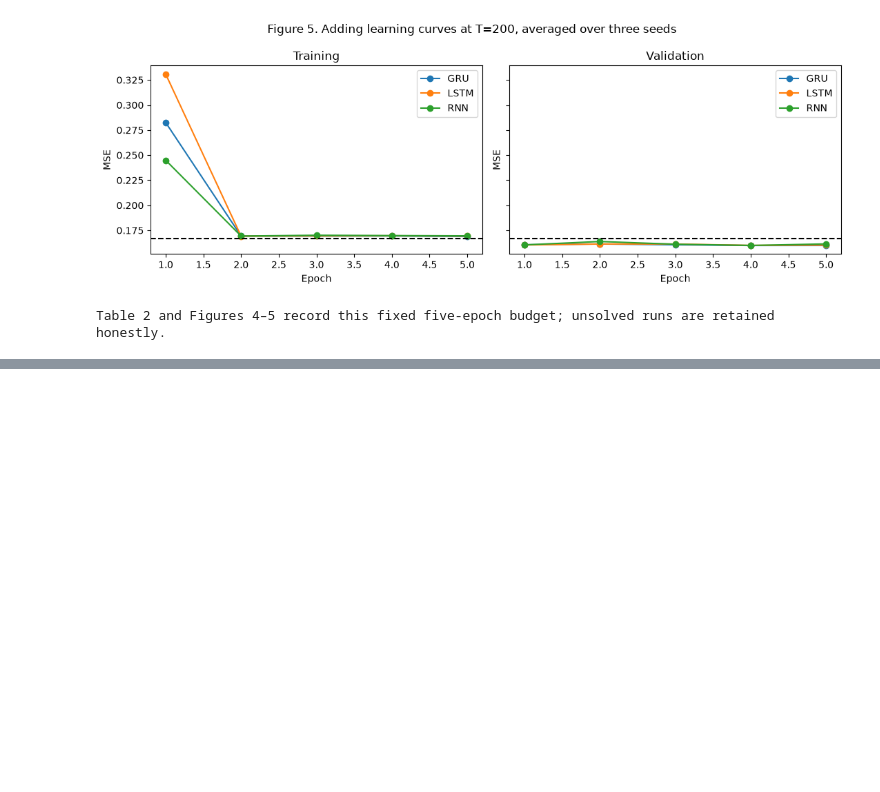
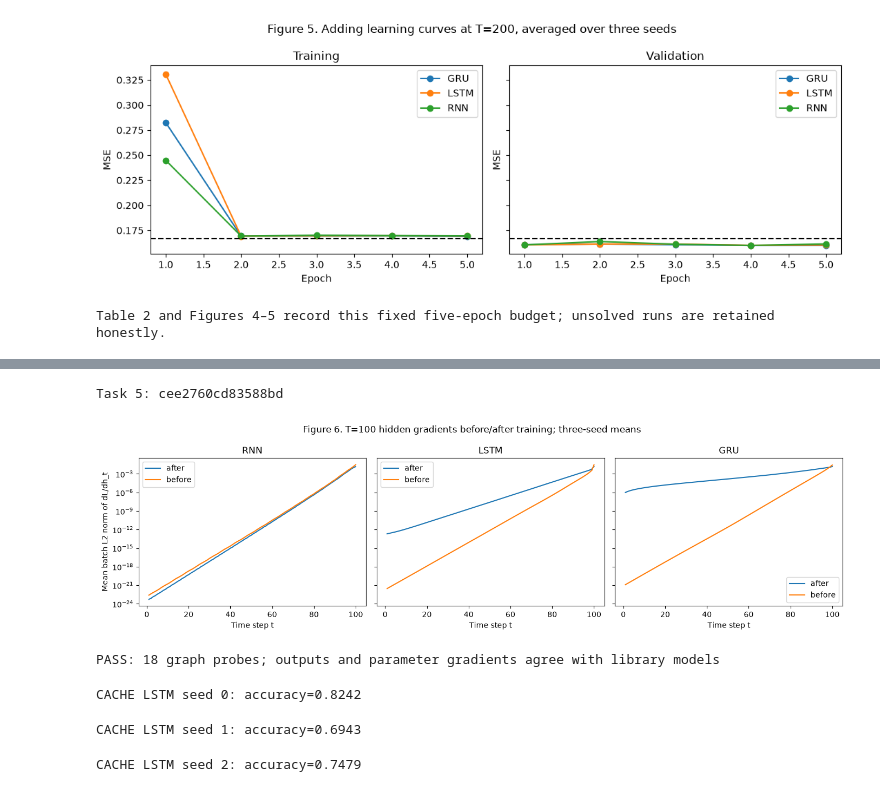
Before and after one commit to tusharviradiya/aiml-dnn-assignment-2, a Jupyter notebook: problem1/problem1.ipynb, the cells around one changed output, grey strips where cells are left out. Saved outputs shown, nothing was run; the diff lists cells and outputs as text; code cells hidden in the pictures; blank space fills up the shorter version.

Commit message:
feat(problem1): complete gradient analysis and recurrent ablations

```diff
--- a/problem1/problem1.ipynb
+++ b/problem1/problem1.ipynb
@@ -1226,0 +1247,16 @@ Table 2 and Figures 4–5 record this fixed five-epoch budget; unsolved runs are
+# %%
+HAR_BASE = json.loads((METRICS/'har_config.json').read_text())
+ADDING_BASE = json.loads((METRICS/'adding_config.json').read_text())
+TASK5_CONFIG = dict(seeds=list(SEEDS),widths=[16,32,64,128],probe_T=100,probe_n=32,probe_seed=3,
+                    har_base=HAR_BASE,adding_base=ADDING_BASE,forget_biases=[0,1])
+_task5_nb=nbformat.read(ROOT/'problem1/problem1.ipynb',as_version=4)
+_task5_start=next(i for i,c in enumerate(_task5_nb.cells) if c.source.startswith('# Problem 1 — Task 5:'))
+_deps=[c.source for c in _task5_nb.cells if c.source.startswith(('def run_har(', 'def run_adding(', 'class HARClassifier','class AddingRegressor'))]
+TASK5_ID=hashlib.sha256((json.dumps(TASK5_CONFIG,sort_keys=True)+'\n'.join(_deps+[c.source for c in _task5_nb.cells[_task5_start:]])).encode()).hexdigest()[:16]
+TASK5_CACHE=DATA/'experiments'/'task5'/TASK5_ID
+TASK5_CACHE.mkdir(parents=True,exist_ok=True)
+FORCE_HAR_RERUN=False
+FORCE_ADDING_RERUN=False
+print('Task 5:',TASK5_ID)
+# %% [output]
+Task 5: cee2760cd83588bd
@@ -1226,0 +1297,22 @@ Table 2 and Figures 4–5 record this fixed five-epoch budget; unsolved runs are
+# %%
+gradient_records=[]
+for kind in ('RNN','LSTM','GRU'):
+    for seed in SEEDS:
+        for trained in (False,True):gradient_records.extend(hidden_gradient_probe(kind,seed,trained))
+gradient_table=pd.DataFrame(gradient_records)
+assert len(gradient_table)==1800
+assert gradient_table.groupby(['model','seed','phase']).size().eq(100).all()
+gradient_table.to_csv(METRICS/'hidden_gradients.csv',index=False)
+fig,axes=plt.subplots(1,3,figsize=(14,4),sharey=True)
+for ax,kind in zip(axes,('RNN','LSTM','GRU')):
+    for phase,group in gradient_table[gradient_table.model==kind].groupby('phase'):
+        values=group.groupby('t').norm.mean()
+        ax.semilogy(values.index,np.maximum(values,1e-300),label=phase)
+    ax.set(xlabel='Time step t',title=kind);ax.legend()
+axes[0].set_ylabel('Mean batch L2 norm of dL/dh_t')
+fig.suptitle('Figure 6. T=100 hidden gradients before/after training; three-seed means')
+fig.tight_layout();fig.savefig(FIGURES/'hidden_gradient_norms.png',dpi=150);plt.show()
+print('PASS: 18 graph probes; outputs and parameter gradients agree with library models')
+# %% [output]
+[figure, added]
+PASS: 18 graph probes; outputs and parameter gradients agree with library models
@@ -1226,0 +1333,12 @@ Table 2 and Figures 4–5 record this fixed five-epoch budget; unsolved runs are
+# %%
+sweep_runs.append(sweep_har('LSTM',16,0))
+# %% [output]
+CACHE LSTM seed 0: accuracy=0.8242
+# %%
+sweep_runs.append(sweep_har('LSTM',16,1))
+# %% [output]
+CACHE LSTM seed 1: accuracy=0.6943
+# %%
+sweep_runs.append(sweep_har('LSTM',16,2))
+# %% [output]
+CACHE LSTM seed 2: accuracy=0.7479
```
Also changed, not shown: parts of 37 cells of this notebook, 22 other files.
